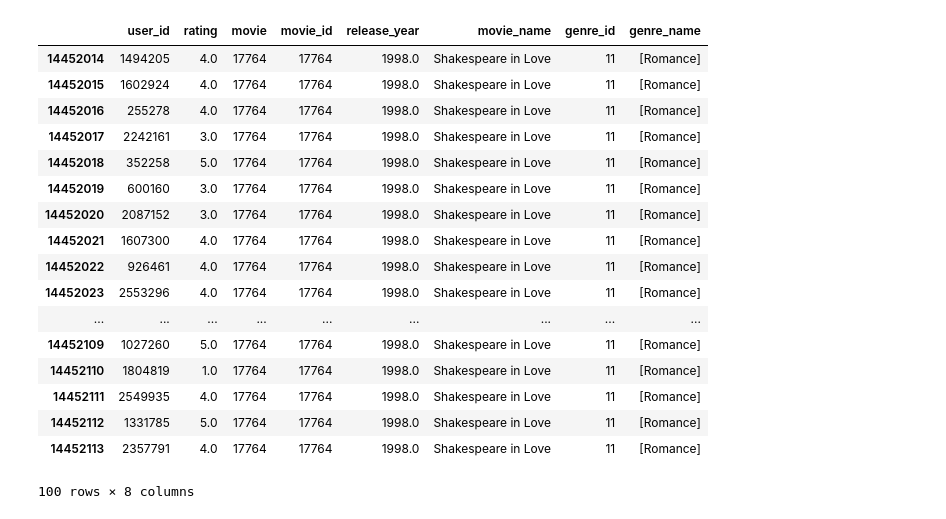
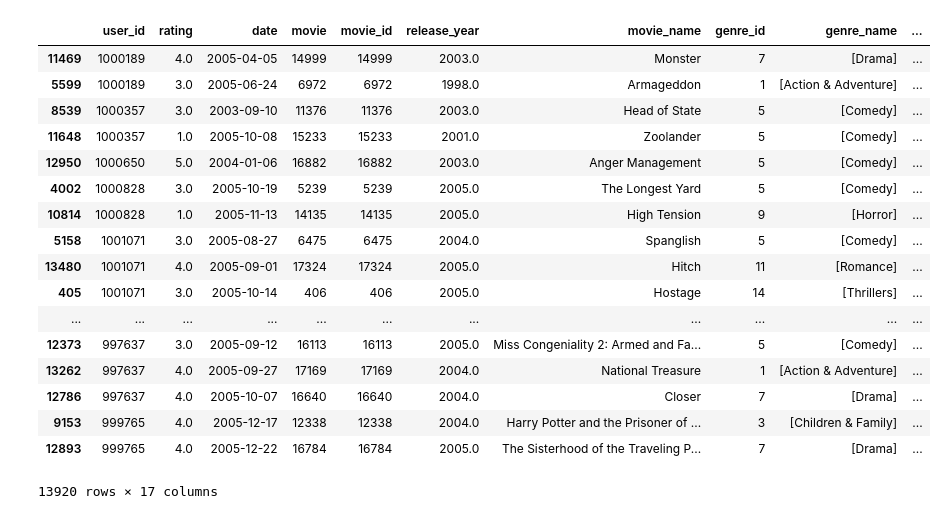
Before and after one commit to zfx0726/aa228_final_project, a Jupyter notebook: final_data_processing.ipynb, the cells around one changed output. Cells and saved outputs as stored; diff of their text form; code cells hidden in the pictures.

```diff
--- a/final_data_processing.ipynb
+++ b/final_data_processing.ipynb
@@ -96,0 +59,11 @@ This function dropped 5627403 rows by filtering on the movie column
+# %%
+#remove users that have multiple movies watched on the same day.  We can't tell which order movies were watched
+#on these days because we only have dates and not datetimes
+def remove_dupes(data):
+    user_date_dupes=pd.DataFrame({'count' : data.groupby( [ 'user_id', 'date'] ).size()}).reset_index()
+    deletions=user_date_dupes.loc[user_date_dupes['count'] >= 2].user_id.unique()
+    data = data[~data['user_id'].isin(list(deletions))]
+    return data
+
+all_data_deduped=remove_dupes(all_data)
+all_data_deduped.shape[0]
@@ -97,8 +76,8 @@ This function dropped 5627403 rows by filtering on the movie column
 # %%
+user_df= all_data_deduped
 movie_data = pd.read_csv("movie_titles.csv", header=None, encoding = "ISO-8859-1")
 movie_data.columns = ['movie_id', 'release_year','movie_name']
 netflix_data_cleaned=pd.merge(user_df, movie_data, left_on = 'movie', right_on = 'movie_id')
-netflix_data_cleaned.head(5)
 # %%
 import scipy.io
 import numpy as np
@@ -123,24 +102,3 @@ genre_names = pd.DataFrame(
 
 genre_mapping_cleaned=pd.merge(movie_genre_mapping, genre_names, left_on = 'genre_id', right_on = 'genre_id')
 data=pd.merge(netflix_data_cleaned, genre_mapping_cleaned, left_on = 'movie_id', right_on = 'movie_id')
-# %%
-data.tail(100)
-# %% [output]
-|  | user_id | rating | movie | movie_id | release_year | movie_name | genre_id | genre_name |
-| 14452014 | 1494205 | 4.0 | 17764 | 17764 | 1998.0 | Shakespeare in Love | 11 | [Romance] |
-| 14452015 | 1602924 | 4.0 | 17764 | 17764 | 1998.0 | Shakespeare in Love | 11 | [Romance] |
-| 14452016 | 255278 | 4.0 | 17764 | 17764 | 1998.0 | Shakespeare in Love | 11 | [Romance] |
-| 14452017 | 2242161 | 3.0 | 17764 | 17764 | 1998.0 | Shakespeare in Love | 11 | [Romance] |
-| 14452018 | 352258 | 5.0 | 17764 | 17764 | 1998.0 | Shakespeare in Love | 11 | [Romance] |
-| 14452019 | 600160 | 3.0 | 17764 | 17764 | 1998.0 | Shakespeare in Love | 11 | [Romance] |
-| 14452020 | 2087152 | 3.0 | 17764 | 17764 | 1998.0 | Shakespeare in Love | 11 | [Romance] |
-| 14452021 | 1607300 | 4.0 | 17764 | 17764 | 1998.0 | Shakespeare in Love | 11 | [Romance] |
-| 14452022 | 926461 | 4.0 | 17764 | 17764 | 1998.0 | Shakespeare in Love | 11 | [Romance] |
-| 14452023 | 2553296 | 4.0 | 17764 | 17764 | 1998.0 | Shakespeare in Love | 11 | [Romance] |
-| ... | ... | ... | ... | ... | ... | ... | ... | ... |
-| 14452109 | 1027260 | 5.0 | 17764 | 17764 | 1998.0 | Shakespeare in Love | 11 | [Romance] |
-| 14452110 | 1804819 | 1.0 | 17764 | 17764 | 1998.0 | Shakespeare in Love | 11 | [Romance] |
-| 14452111 | 2549935 | 4.0 | 17764 | 17764 | 1998.0 | Shakespeare in Love | 11 | [Romance] |
-| 14452112 | 1331785 | 5.0 | 17764 | 17764 | 1998.0 | Shakespeare in Love | 11 | [Romance] |
-| 14452113 | 2357791 | 4.0 | 17764 | 17764 | 1998.0 | Shakespeare in Love | 11 | [Romance] |
-100 rows × 8 columns
@@ -146,0 +107,31 @@ data.tail(100)
+# %%
+sorted_data=data.sort_values(['user_id', 'date'], ascending=[True, True])
+# %%
+sorted_data["next_user_id"]=sorted_data["user_id"].shift(-1)
+sorted_data['next_date']=sorted_data['date'].shift(-1)
+sorted_data['next_movie']=sorted_data['movie_name'].shift(-1)
+sorted_data['next_movie_id']=sorted_data['movie_id'].shift(-1)
+sorted_data['next_rating']=sorted_data['rating'].shift(-1)
+sorted_data['next_genre_id']=sorted_data['genre_id'].shift(-1)
+sorted_data['next_genre']=sorted_data['genre_name'].shift(-1)
+# %%
+sorted_data.assign(same_user=sorted_data.user_id == sorted_data.next_user_id)
+# %% [output]
+|  | user_id | rating | date | movie | movie_id | release_year | movie_name | genre_id | genre_name | ... |
+| 11469 | 1000189 | 4.0 | 2005-04-05 | 14999 | 14999 | 2003.0 | Monster | 7 | [Drama] | ... |
+| 5599 | 1000189 | 3.0 | 2005-06-24 | 6972 | 6972 | 1998.0 | Armageddon | 1 | [Action & Adventure] | ... |
+| 8539 | 1000357 | 3.0 | 2003-09-10 | 11376 | 11376 | 2003.0 | Head of State | 5 | [Comedy] | ... |
+| 11648 | 1000357 | 1.0 | 2005-10-08 | 15233 | 15233 | 2001.0 | Zoolander | 5 | [Comedy] | ... |
+| 12950 | 1000650 | 5.0 | 2004-01-06 | 16882 | 16882 | 2003.0 | Anger Management | 5 | [Comedy] | ... |
+| 4002 | 1000828 | 3.0 | 2005-10-19 | 5239 | 5239 | 2005.0 | The Longest Yard | 5 | [Comedy] | ... |
+| 10814 | 1000828 | 1.0 | 2005-11-13 | 14135 | 14135 | 2005.0 | High Tension | 9 | [Horror] | ... |
+| 5158 | 1001071 | 3.0 | 2005-08-27 | 6475 | 6475 | 2004.0 | Spanglish | 5 | [Comedy] | ... |
+| 13480 | 1001071 | 4.0 | 2005-09-01 | 17324 | 17324 | 2005.0 | Hitch | 11 | [Romance] | ... |
+| 405 | 1001071 | 3.0 | 2005-10-14 | 406 | 406 | 2005.0 | Hostage | 14 | [Thrillers] | ... |
+| ... | ... | ... | ... | ... | ... | ... | ... | ... | ... | ... |
+| 12373 | 997637 | 3.0 | 2005-09-12 | 16113 | 16113 | 2005.0 | Miss Congeniality 2: Armed and Fa... | 5 | [Comedy] | ... |
+| 13262 | 997637 | 4.0 | 2005-09-27 | 17169 | 17169 | 2004.0 | National Treasure | 1 | [Action & Adventure] | ... |
+| 12786 | 997637 | 4.0 | 2005-10-07 | 16640 | 16640 | 2004.0 | Closer | 7 | [Drama] | ... |
+| 9153 | 999765 | 4.0 | 2005-12-17 | 12338 | 12338 | 2004.0 | Harry Potter and the Prisoner of ... | 3 | [Children & Family] | ... |
+| 12893 | 999765 | 4.0 | 2005-12-22 | 16784 | 16784 | 2005.0 | The Sisterhood of the Traveling P... | 7 | [Drama] | ... |
+13920 rows × 17 columns
```
Also changed, not shown: parts of 10 cells of this notebook.
